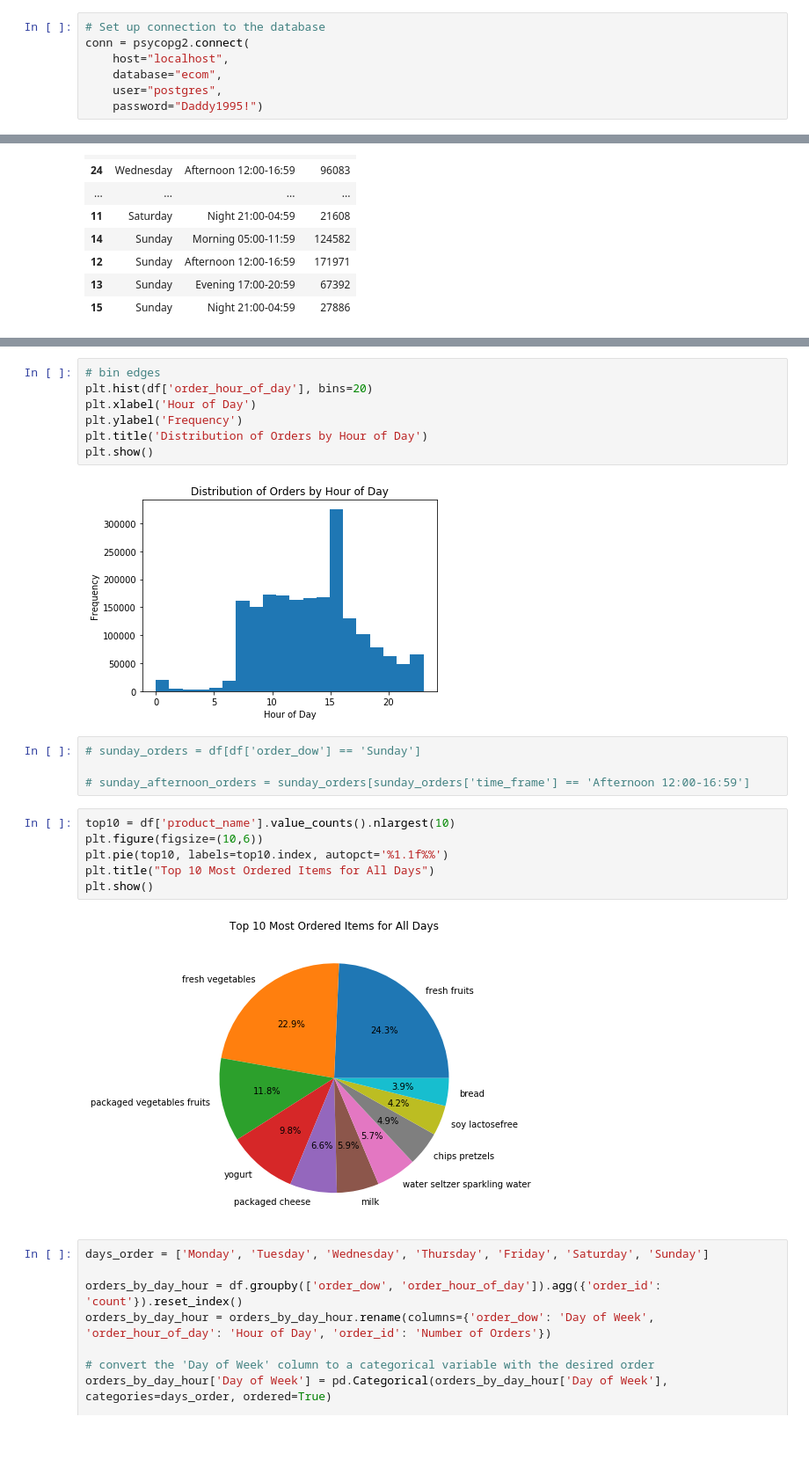
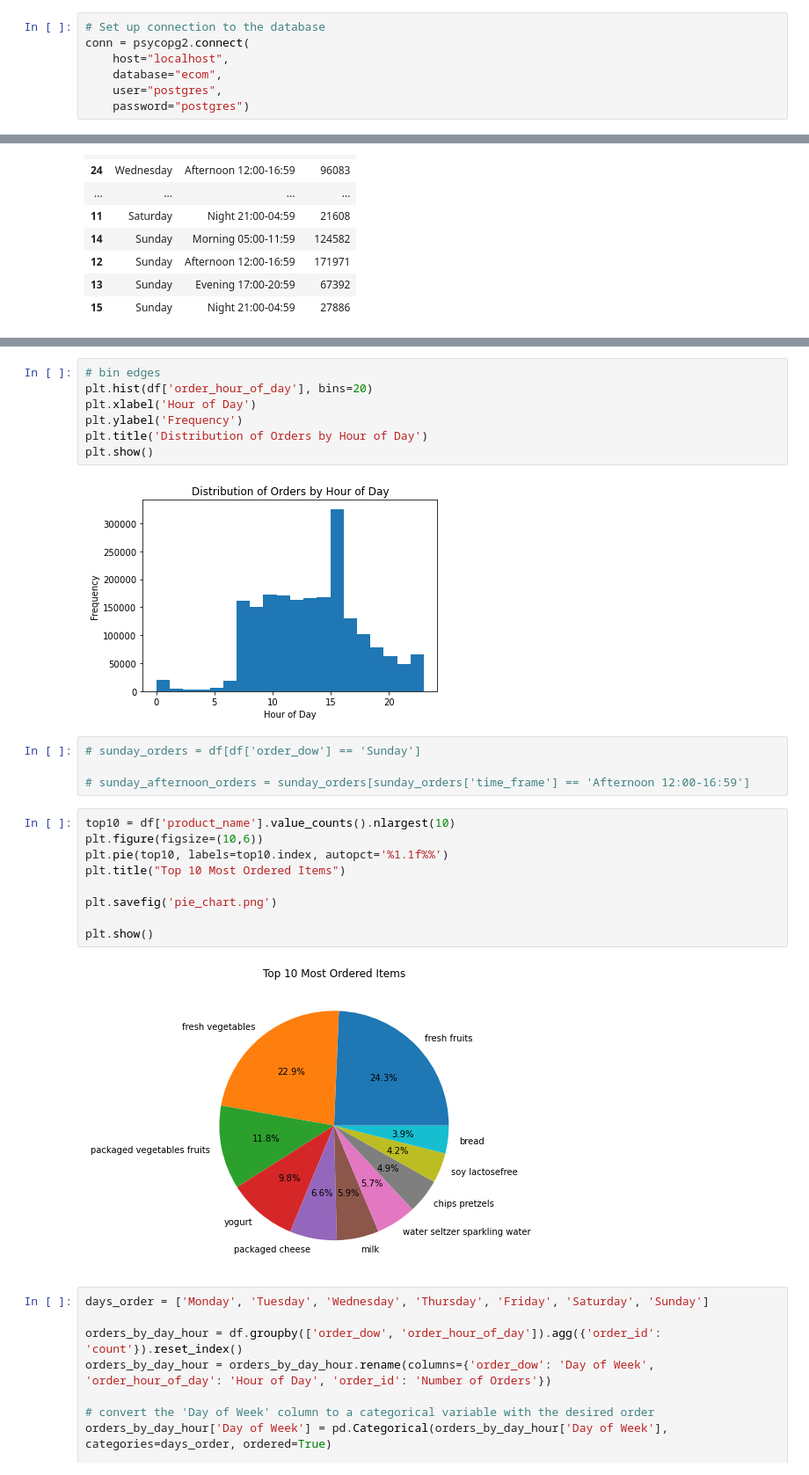
Before and after one commit to a-barbera/Dicey-Data, a Jupyter notebook: ecom_Analysis .ipynb, the cells around one changed output, grey strips where cells are left out. Shown at 88% size. Cells and saved outputs as stored; diff of their text form; blank space fills up the shorter version.

Commit message:
added images for slide deck

```diff
--- a/ecom_Analysis .ipynb
+++ b/ecom_Analysis .ipynb
@@ -10,7 +12,7 @@ conn = psycopg2.connect(
     host="localhost",
     database="ecom",
     user="postgres",
-    password="Daddy1995!")
+    password="postgres")
 # %%
 # SQL query to retrieve data from the table
 query = "SELECT * FROM ecommerce_cb;"
@@ -157,7 +164,7 @@ plt.ylabel('Frequency')
 plt.title('Distribution of Orders by Hour of Day')
 plt.show()
 # %% [output]
-[figure, old version]
+[figure, new version]
 # %%
 # sunday_orders = df[df['order_dow'] == 'Sunday']
 
@@ -165,11 +172,14 @@ plt.show()
 # %%
 top10 = df['product_name'].value_counts().nlargest(10)
 plt.figure(figsize=(10,6))
 plt.pie(top10, labels=top10.index, autopct='%1.1f%%')
-plt.title("Top 10 Most Ordered Items for All Days")
+plt.title("Top 10 Most Ordered Items")
+
+plt.savefig('pie_chart.png')
+
 plt.show()
 # %% [output]
-[figure, old version]
+[figure, new version]
 # %%
 days_order = ['Monday', 'Tuesday', 'Wednesday', 'Thursday', 'Friday', 'Saturday', 'Sunday']
 
```
Also changed, not shown: parts of 6 cells of this notebook, 6 other files.
